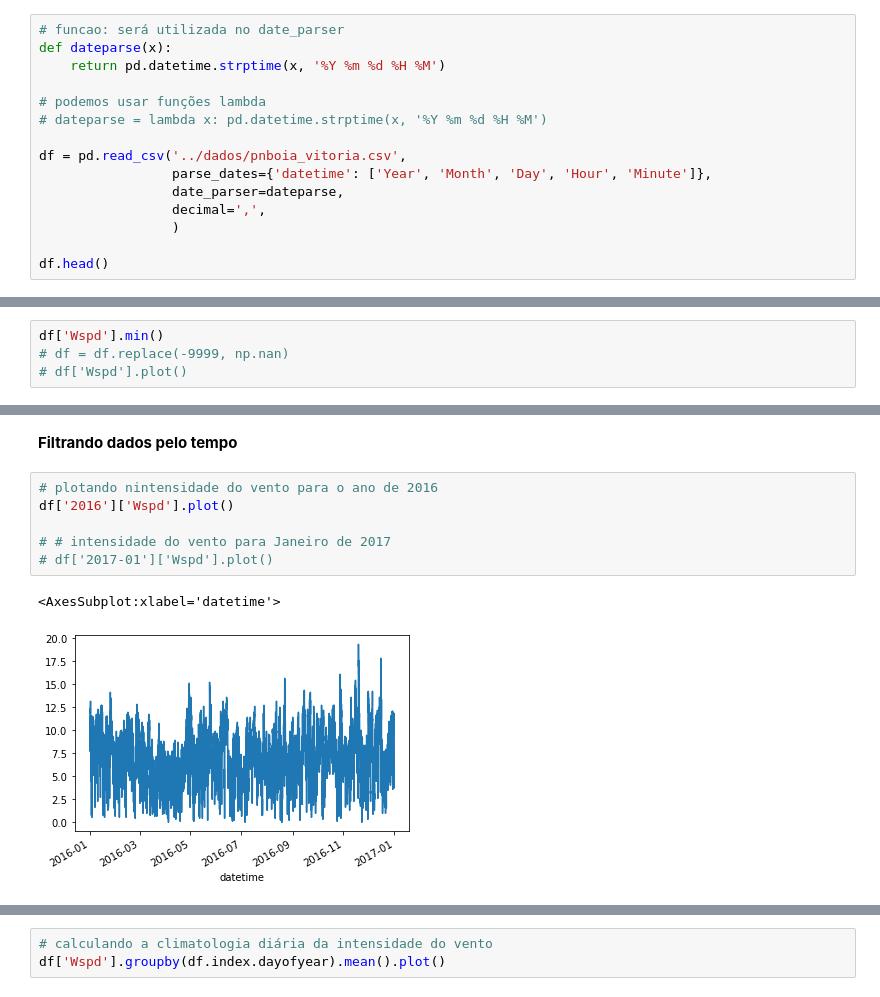
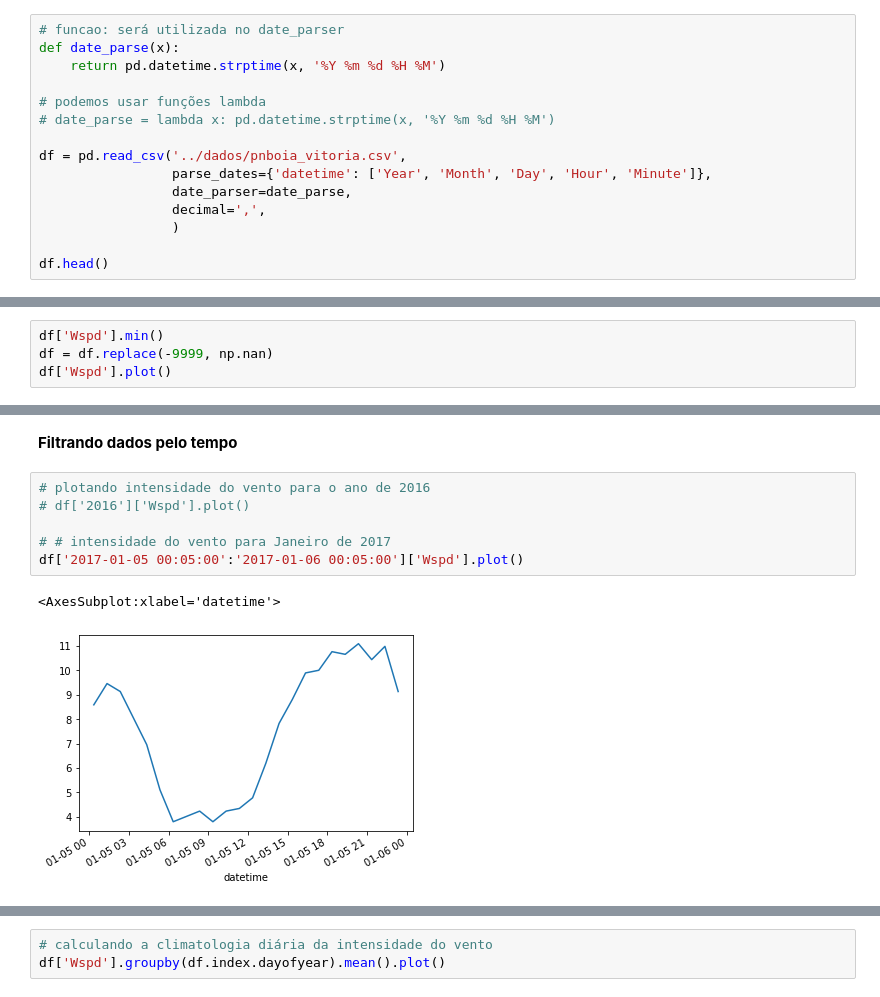
Before and after one commit to nilodna/python-basico, a Jupyter notebook: material_aula/lecture05.ipynb, the cells around one changed output, grey strips where cells are left out. Drawn from its saved outputs; the diff is of its cells as text.

````diff
--- a/material_aula/lecture05.ipynb
+++ b/material_aula/lecture05.ipynb
@@ -288,15 +299,15 @@ Notem:
     - ```parse_dates```: quais colunas irão gerar o eixo temporal
 # %%
 # funcao: será utilizada no date_parser
-def dateparse(x):
+def date_parse(x):
     return pd.datetime.strptime(x, '%Y %m %d %H %M')
 
 # podemos usar funções lambda
-# dateparse = lambda x: pd.datetime.strptime(x, '%Y %m %d %H %M')
+# date_parse = lambda x: pd.datetime.strptime(x, '%Y %m %d %H %M')
 
 df = pd.read_csv('../dados/pnboia_vitoria.csv',
                  parse_dates={'datetime': ['Year', 'Month', 'Day', 'Hour', 'Minute']},
-                 date_parser=dateparse,
+                 date_parser=date_parse,
                  decimal=',',
                  )
 
@@ -352,5 +364,5 @@ df['Wspd'].plot()
 Presença clara de outlier. Vamos identificar que valor é este e substituí-lo por ```NaN```.
 # %%
 df['Wspd'].min()
-# df = df.replace(-9999, np.nan)
-# df['Wspd'].plot()
+df = df.replace(-9999, np.nan)
+df['Wspd'].plot()
@@ -357,12 +372,12 @@ df['Wspd'].min()
 # %% [markdown]
 **Filtrando dados pelo tempo**
 # %%
-# plotando nintensidade do vento para o ano de 2016
-df['2016']['Wspd'].plot()
+# plotando intensidade do vento para o ano de 2016
+# df['2016']['Wspd'].plot()
 
 # # intensidade do vento para Janeiro de 2017
-# df['2017-01']['Wspd'].plot()
+df['2017-01-05 00:05:00':'2017-01-06 00:05:00']['Wspd'].plot()
 # %% [output]
 <AxesSubplot:xlabel='datetime'>
-[figure, old version]
+[figure, new version]
 # %% [markdown]
````
Also changed, not shown: parts of 25 cells of this notebook, 5 other files.
